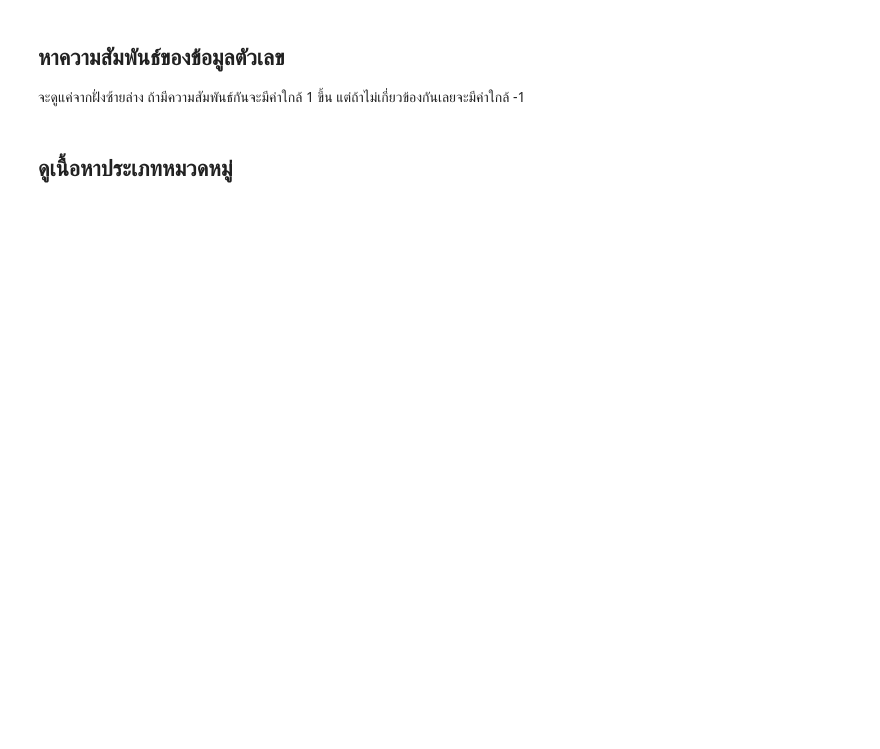
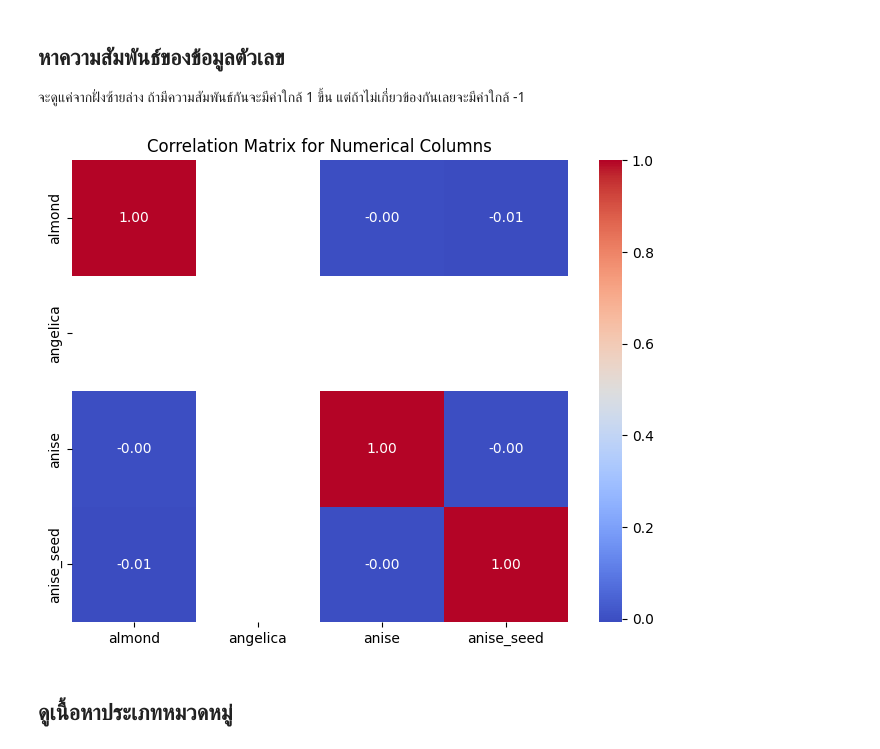
Before and after one commit to Kyaputan/Lab3-Machine-Learning, a Jupyter notebook: Data-Analysis/Number/Data-Analysis.ipynb, the cells around one changed output. Drawn from its saved outputs; the diff is of its cells as text; code cells hidden in the pictures; blank space fills up the shorter version.

```diff
--- a/Data-Analysis/Number/Data-Analysis.ipynb
+++ b/Data-Analysis/Number/Data-Analysis.ipynb
@@ -58,12 +86,14 @@ def plot_histograms(df, numerical_columns):
 
 จะดูแค่จากฝั่งซ้ายล่าง ถ้ามีความสัมพันธ์กันจะมีค่าใกล้ 1 ขึ้น แต่ถ้าไม่เกี่ยวข้องกันเลยจะมีค่าใกล้ -1
 # %%
-numerical_columns = df.select_dtypes(include=['int64', 'float64']).columns.tolist()
+
 correlation_matrix = df[numerical_columns].corr()
 plt.figure(figsize=(8, 6))
 sns.heatmap(correlation_matrix, annot=True, cmap='coolwarm', fmt=".2f")
 plt.title('Correlation Matrix for Numerical Columns')
 plt.show()
+# %% [output]
+[figure, added]
 # %% [markdown]
 ## ดูเนื้อหาประเภทหมวดหมู่
 # %%
```
Also changed, not shown: parts of 8 cells of this notebook, 1 other file.
